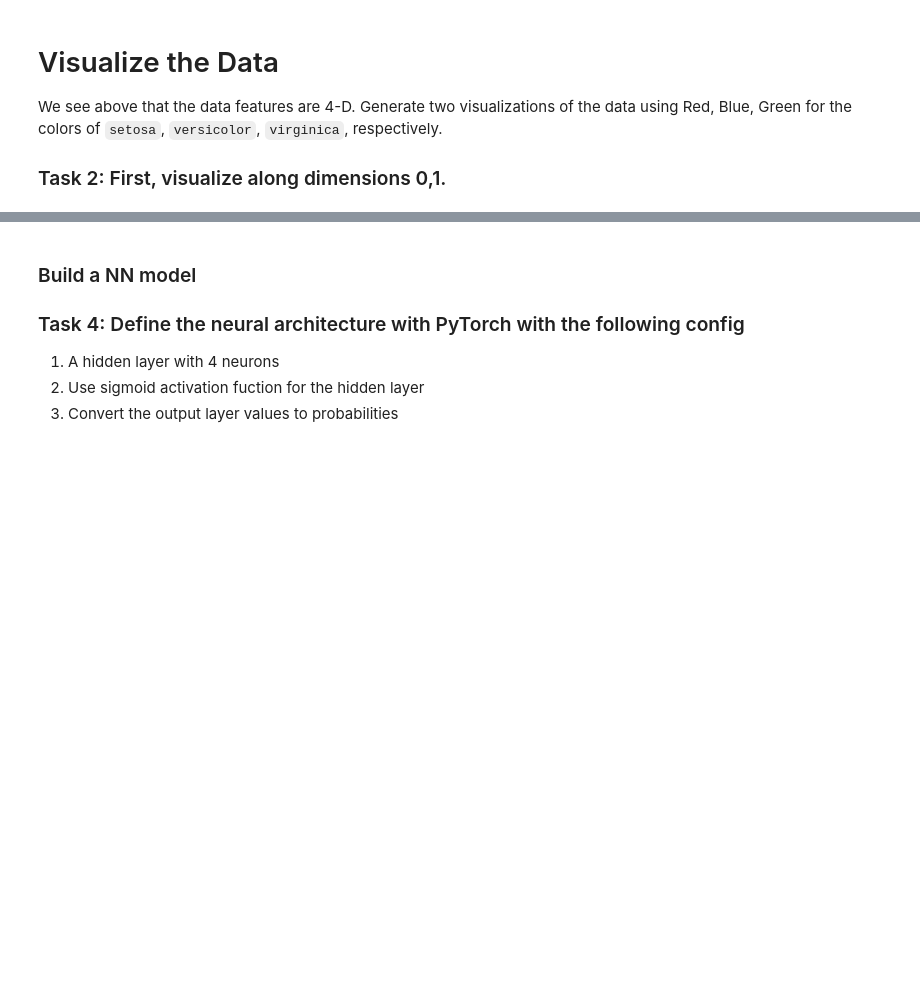
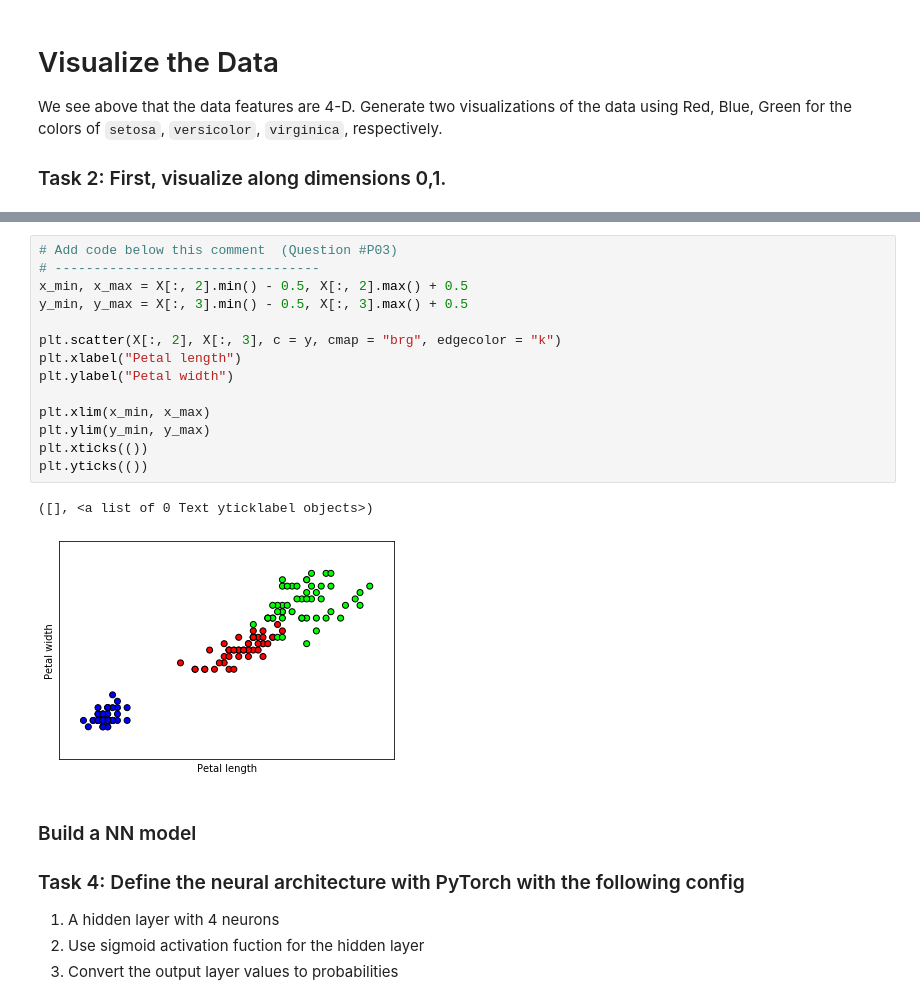
Before and after one commit to SteeltownRiot/DSA, a Jupyter notebook: DSA-8010 Applied Machine Learning/Module 8 - Intro to Neural Networks/Practices/NN_Iris-Practice.ipynb, the cells around one changed output, grey strips where cells are left out. Cells and saved outputs as stored; diff of their text form; blank space fills up the shorter version.

```diff
--- a/DSA-8010 Applied Machine Learning/Module 8 - Intro to Neural Networks/Practices/NN_Iris-Practice.ipynb
+++ b/DSA-8010 Applied Machine Learning/Module 8 - Intro to Neural Networks/Practices/NN_Iris-Practice.ipynb
@@ -94,3 +143,20 @@ Generate two visualizations of the data using Red, Blue, Green for the colors of
+# %%
+# Add code below this comment  (Question #P03)
+# ----------------------------------
+x_min, x_max = X[:, 2].min() - 0.5, X[:, 2].max() + 0.5
+y_min, y_max = X[:, 3].min() - 0.5, X[:, 3].max() + 0.5
+
+plt.scatter(X[:, 2], X[:, 3], c = y, cmap = "brg", edgecolor = "k")
+plt.xlabel("Petal length")
+plt.ylabel("Petal width")
+
+plt.xlim(x_min, x_max)
+plt.ylim(y_min, y_max)
+plt.xticks(())
+plt.yticks(())
+# %% [output]
+([], <a list of 0 Text yticklabel objects>)
+[figure, added]
 # %% [markdown]
 ### Build a NN model
 
```
Also changed, not shown: parts of 23 cells of this notebook, 1 other file.
